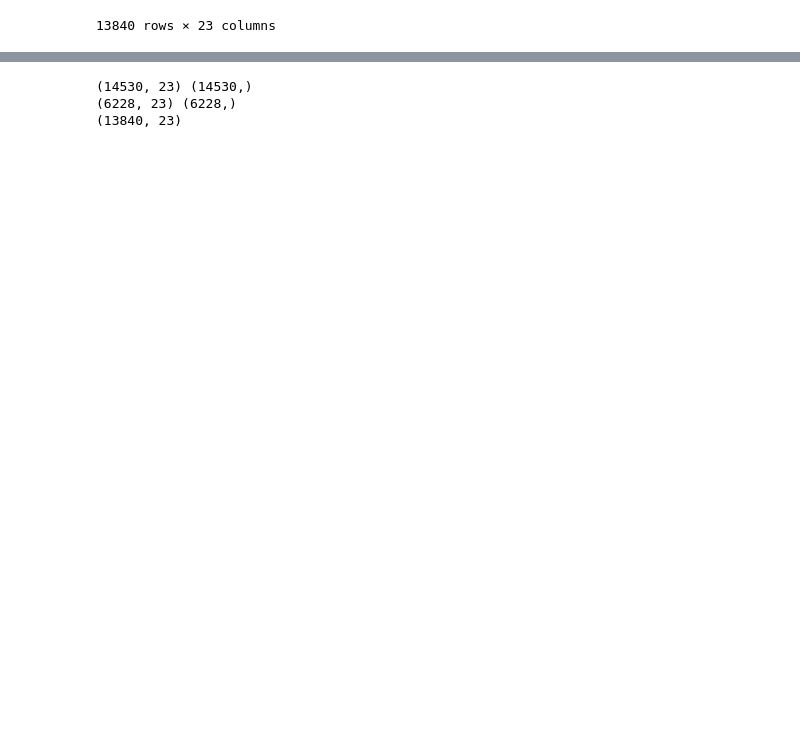
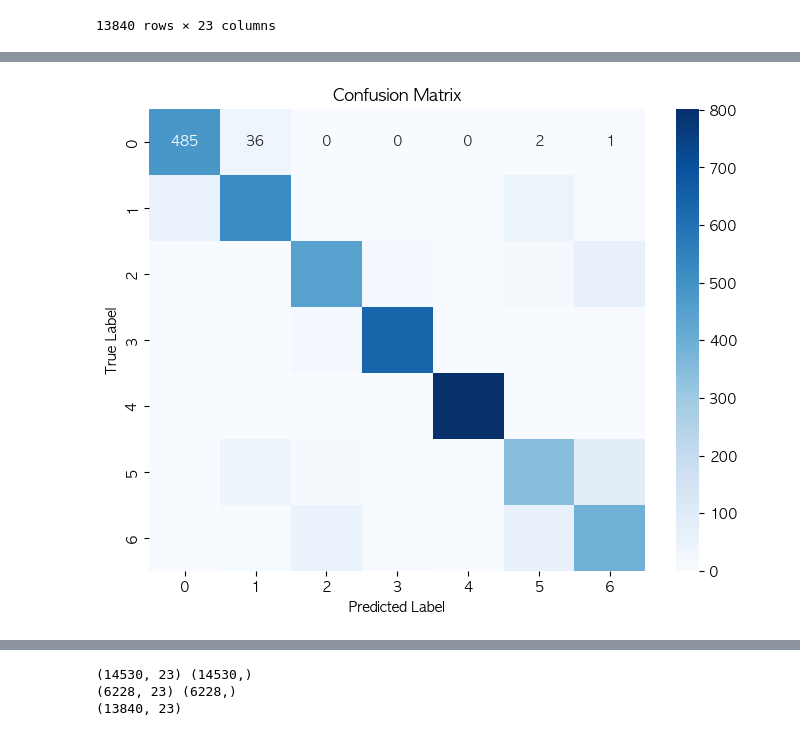
Before and after one commit to jonggu12/OBESITY_RISK, a Jupyter notebook: code/02_2. deep_neural.ipynb, the cells around one changed output, grey strips where cells are left out. Drawn from its saved outputs; the diff is of its cells as text; code cells hidden in the pictures; blank space fills up the shorter version.

```diff
--- a/code/02_2. deep_neural.ipynb
+++ b/code/02_2. deep_neural.ipynb
@@ -652,0 +707,18 @@ all_df[20758:]
+# %%
+num_classes = len(train['NObeyesdad'].unique())
+model = Sequential([
+    Dense(16, activation='relu', input_shape=(X_train.shape[1],)),
+    Dense(32, activation='relu'),
+    Dense(64, activation='relu'),
+    Dense(128, activation='relu'),
+    Dense(256, activation='relu'),
+    Dense(128, activation='relu'),
+    Dense(64, activation='relu'),
+    Dense(32, activation='relu'),
+    Dense(16, activation='relu'),
+    Dense(num_classes, activation='softmax')
+])
+
+optimizer = Adam()
+model.compile(optimizer=optimizer, loss='sparse_categorical_crossentropy', metrics=['accuracy'])
+model.summary()
@@ -652,0 +744,3 @@ all_df[20758:]
+# %%
+
+history = model.fit(X_train, y_train, epochs=10, batch_size=32, validation_data=(X_val, y_val))
@@ -652,0 +773,3 @@ all_df[20758:]
+# %%
+predictions = model.predict(X_test)
+predictions
@@ -652,0 +791,20 @@ all_df[20758:]
+# %%
+# Importing necessary libraries
+import numpy as np
+import matplotlib.pyplot as plt
+import seaborn as sns
+from sklearn.metrics import confusion_matrix
+
+plt.rcParams['font.family'] = 'AppleGothic'
+
+
+output = np.argmax(predictions, axis=1)
+cm = confusion_matrix(y_test, output)
+plt.figure(figsize=(8, 6))
+sns.heatmap(cm, annot=True, fmt='d', cmap='Blues')
+plt.title('Confusion Matrix')
+plt.xlabel('Predicted Label')
+plt.ylabel('True Label')
+plt.show()
+# %% [output]
+[figure, added]
```
Also changed, not shown: parts of 19 cells of this notebook.
